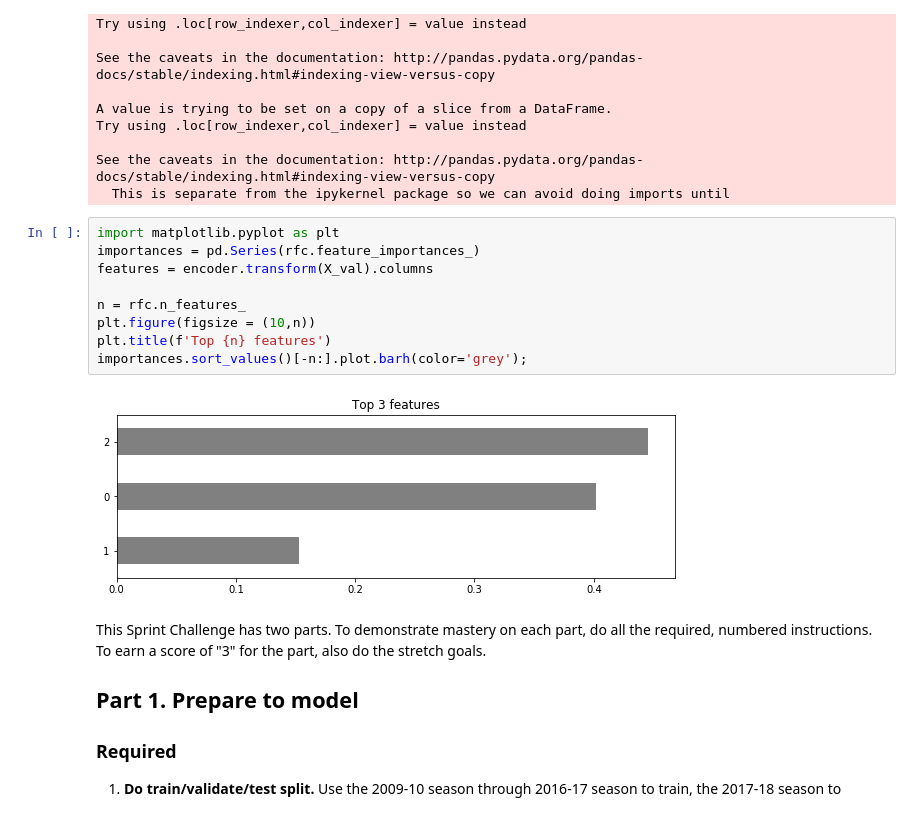
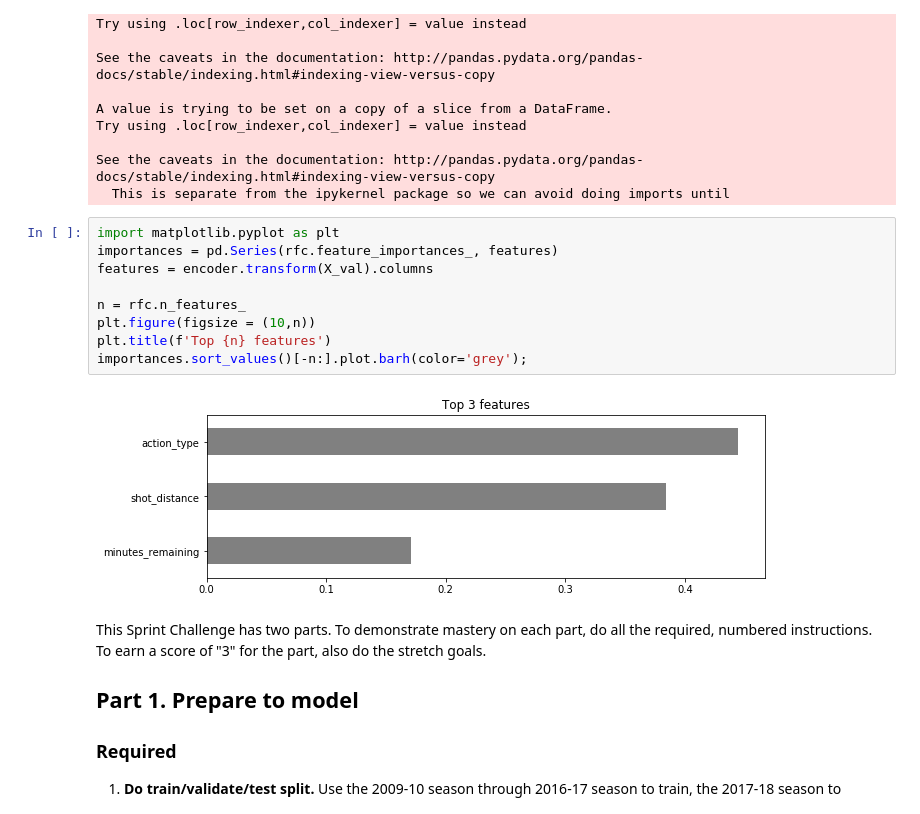
Before and after one commit to GwenStacey/DS-Unit-2-Tree-Ensembles, a Jupyter notebook: DS_Sprint_Challenge_7_Classification_1.ipynb, the cells around one changed output. Cells and saved outputs as stored; diff of their text form.

Commit message:
Added feature names to importances plot

```diff
--- a/DS_Sprint_Challenge_7_Classification_1.ipynb
+++ b/DS_Sprint_Challenge_7_Classification_1.ipynb
@@ -115,15 +115,15 @@ See the caveats in the documentation: http://pandas.pydata.org/pandas-docs/stabl
   This is separate from the ipykernel package so we can avoid doing imports until
 # %%
 import matplotlib.pyplot as plt
-importances = pd.Series(rfc.feature_importances_)
+importances = pd.Series(rfc.feature_importances_, features)
 features = encoder.transform(X_val).columns
 
 n = rfc.n_features_
 plt.figure(figsize = (10,n))
 plt.title(f'Top {n} features')
 importances.sort_values()[-n:].plot.barh(color='grey');
 # %% [output]
-[figure, old version]
+[figure, new version]
 # %% [markdown]
 This Sprint Challenge has two parts. To demonstrate mastery on each part, do all the required, numbered instructions. To earn a score of "3" for the part, also do the stretch goals.
 
```
Also changed, not shown: parts of 2 cells of this notebook.
